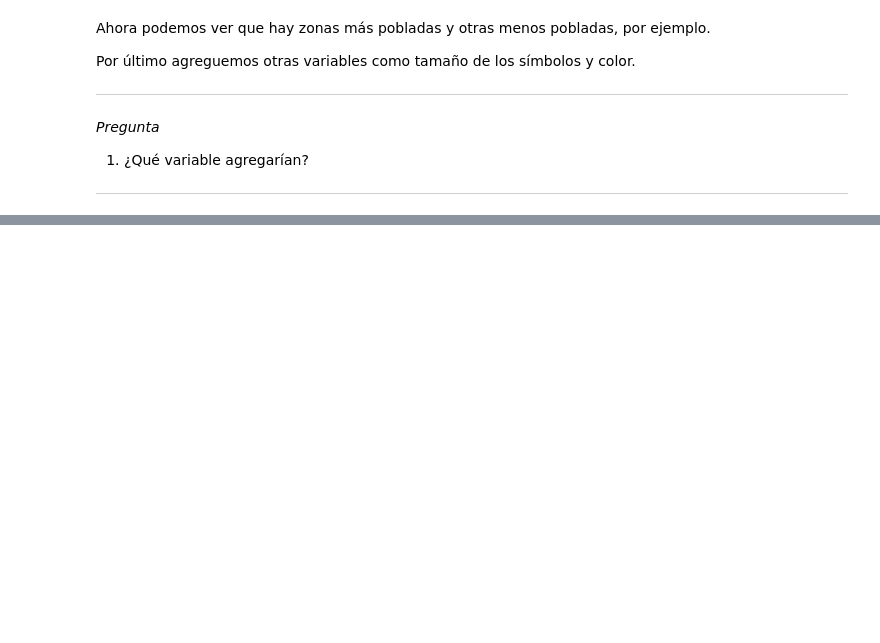
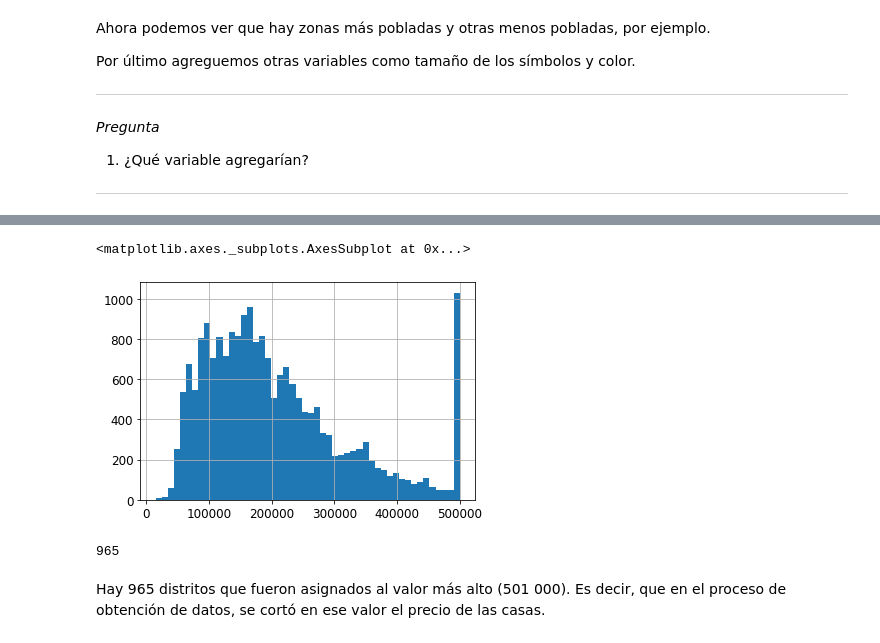
Before and after one commit to JavierGold/ML_UNSAM-2-2020, a Jupyter notebook: 01_Intro.ipynb, the cells around one changed output, grey strips where cells are left out. Saved outputs shown, nothing was run; the diff lists cells and outputs as text; code cells hidden in the pictures; blank space fills up the shorter version.

```diff
--- a/01_Intro.ipynb
+++ b/01_Intro.ipynb
@@ -242,0 +318,11 @@ Por último agreguemos otras variables como tamaño de los símbolos y color.
+# %%
+housing['median_house_value'].hist(bins=50)
+# %% [output]
+<matplotlib.axes._subplots.AxesSubplot at 0x...>
+[figure, added]
+# %%
+sum(housing['median_house_value'] == housing.median_house_value.max())
+# %% [output]
+965
+# %% [markdown]
+Hay 965 distritos que fueron asignados al valor más alto (501 000). Es decir, que en el proceso de obtención de datos, se cortó en ese valor el precio de las casas.
```
Also changed, not shown: parts of 11 cells of this notebook.
